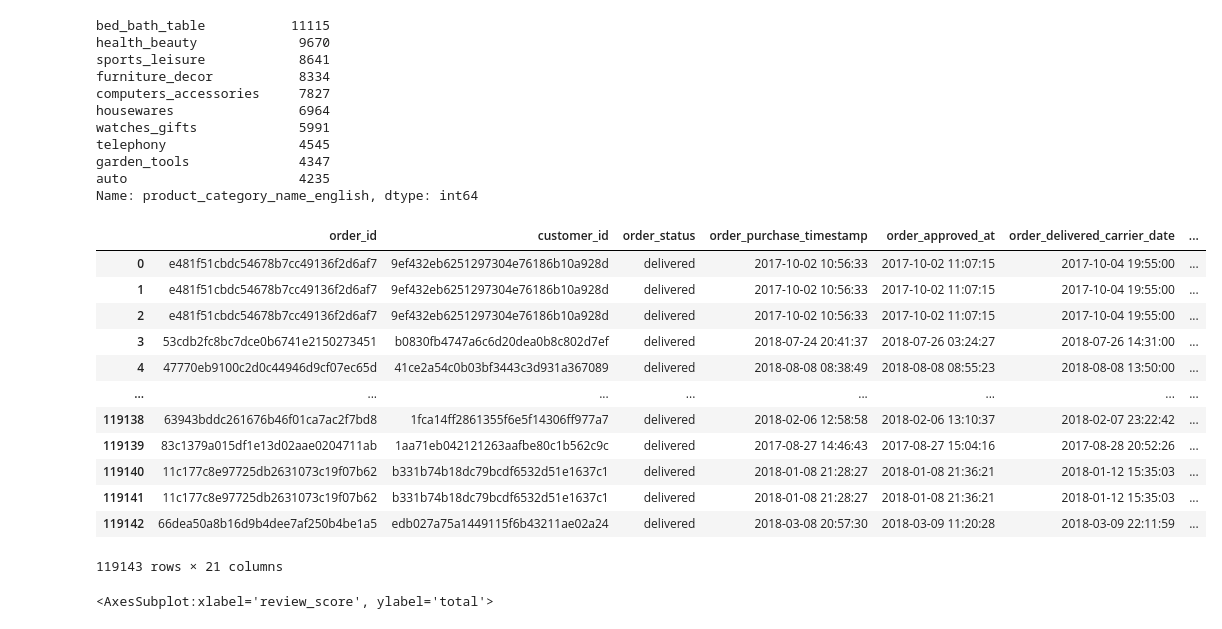
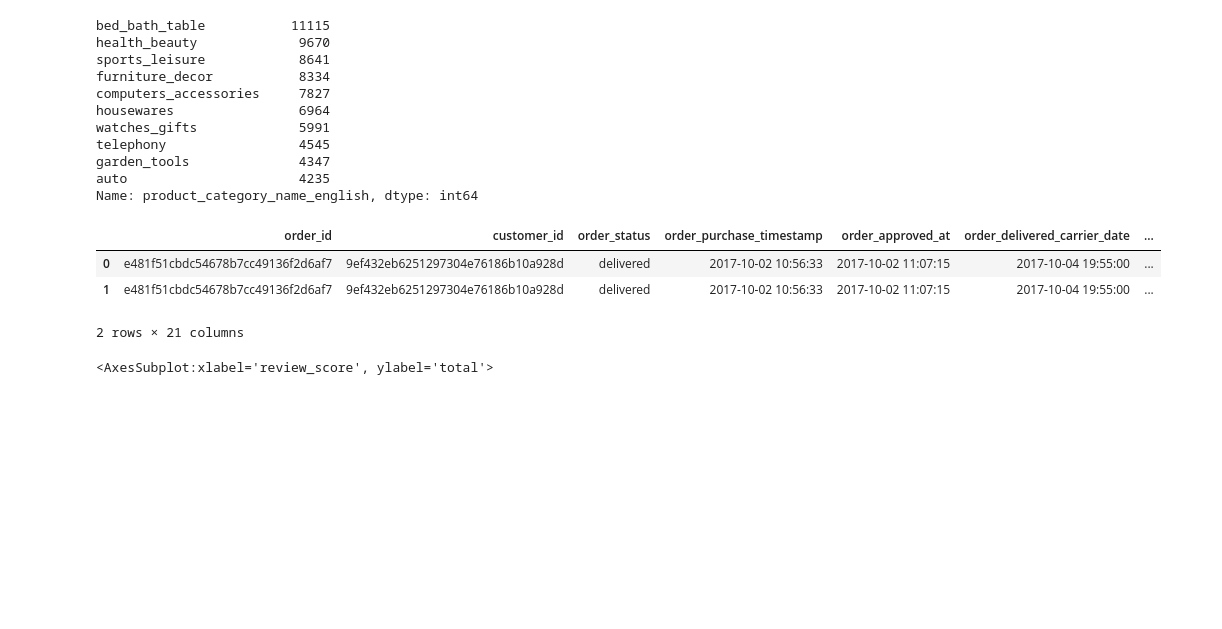
Before and after one commit to Random-Wanderer/Building_toolbox, a Jupyter notebook: notebooks/Olist_analysis.ipynb, the cells around one changed output. Saved outputs shown, nothing was run; the diff lists cells and outputs as text; code cells hidden in the pictures; blank space fills up the shorter version.

```diff
--- a/notebooks/Olist_analysis.ipynb
+++ b/notebooks/Olist_analysis.ipynb
@@ -747,23 +745,14 @@ Name: product_category_name_english, dtype: int64
 # %%
 # Combine orders, order_items, order_payments, and review df's then drop the comments for reviews
 order_df = orders.merge(order_payments, on= 'order_id', how= 'left').merge(order_item, on= 'order_id', how= 'left').merge(reviews, on= 'order_id', how= 'left')
 order_df = order_df.drop(columns= ['review_comment_title', 'review_comment_message', 'review_creation_date', 'review_answer_timestamp'])
 order_df = order_df.drop_duplicates()
-order_df
+order_df.head(2)
 # %% [output]
 |  | order_id | customer_id | order_status | order_purchase_timestamp | order_approved_at | order_delivered_carrier_date | ... |
 | 0 | e481f51cbdc54678b7cc49136f2d6af7 | 9ef432eb6251297304e76186b10a928d | delivered | 2017-10-02 10:56:33 | 2017-10-02 11:07:15 | 2017-10-04 19:55:00 | ... |
 | 1 | e481f51cbdc54678b7cc49136f2d6af7 | 9ef432eb6251297304e76186b10a928d | delivered | 2017-10-02 10:56:33 | 2017-10-02 11:07:15 | 2017-10-04 19:55:00 | ... |
-| 2 | e481f51cbdc54678b7cc49136f2d6af7 | 9ef432eb6251297304e76186b10a928d | delivered | 2017-10-02 10:56:33 | 2017-10-02 11:07:15 | 2017-10-04 19:55:00 | ... |
-| 3 | 53cdb2fc8bc7dce0b6741e2150273451 | b0830fb4747a6c6d20dea0b8c802d7ef | delivered | 2018-07-24 20:41:37 | 2018-07-26 03:24:27 | 2018-07-26 14:31:00 | ... |
-| 4 | 47770eb9100c2d0c44946d9cf07ec65d | 41ce2a54c0b03bf3443c3d931a367089 | delivered | 2018-08-08 08:38:49 | 2018-08-08 08:55:23 | 2018-08-08 13:50:00 | ... |
-| ... | ... | ... | ... | ... | ... | ... | ... |
-| 119138 | 63943bddc261676b46f01ca7ac2f7bd8 | 1fca14ff2861355f6e5f14306ff977a7 | delivered | 2018-02-06 12:58:58 | 2018-02-06 13:10:37 | 2018-02-07 23:22:42 | ... |
-| 119139 | 83c1379a015df1e13d02aae0204711ab | 1aa71eb042121263aafbe80c1b562c9c | delivered | 2017-08-27 14:46:43 | 2017-08-27 15:04:16 | 2017-08-28 20:52:26 | ... |
-| 119140 | 11c177c8e97725db2631073c19f07b62 | b331b74b18dc79bcdf6532d51e1637c1 | delivered | 2018-01-08 21:28:27 | 2018-01-08 21:36:21 | 2018-01-12 15:35:03 | ... |
-| 119141 | 11c177c8e97725db2631073c19f07b62 | b331b74b18dc79bcdf6532d51e1637c1 | delivered | 2018-01-08 21:28:27 | 2018-01-08 21:36:21 | 2018-01-12 15:35:03 | ... |
-| 119142 | 66dea50a8b16d9b4dee7af250b4be1a5 | edb027a75a1449115f6b43211ae02a24 | delivered | 2018-03-08 20:57:30 | 2018-03-09 11:20:28 | 2018-03-09 22:11:59 | ... |
-119143 rows × 21 columns
+2 rows × 21 columns
 # %%
 # Scatter plot showing the breakdown of review scores vs total amount spent
 sns.scatterplot(y= 'total', x= 'review_score', data= order_df)
```
Also changed, not shown: parts of 5 cells of this notebook.
